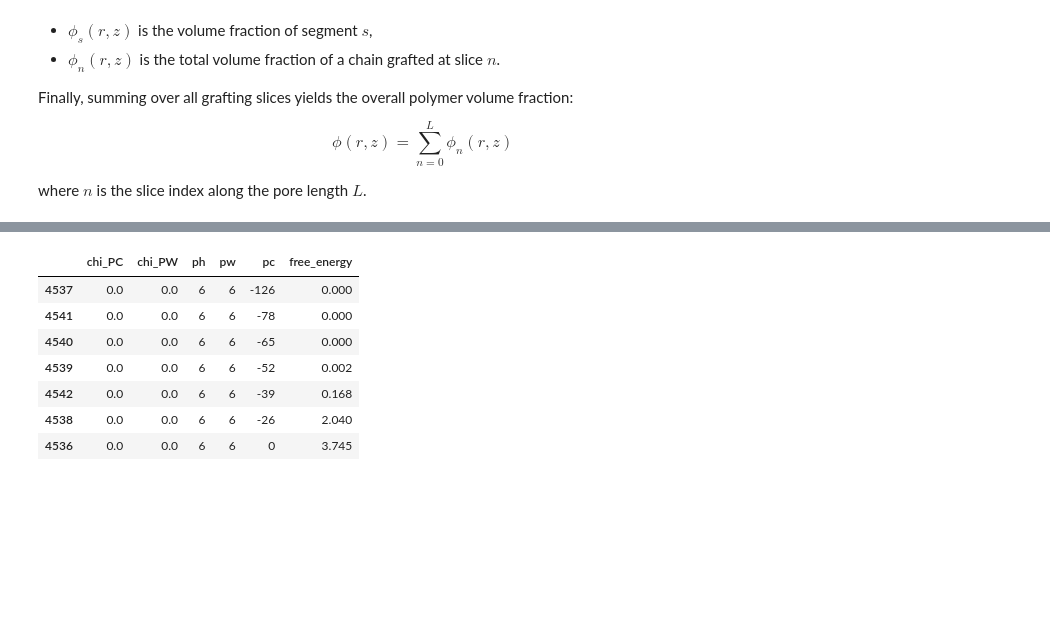
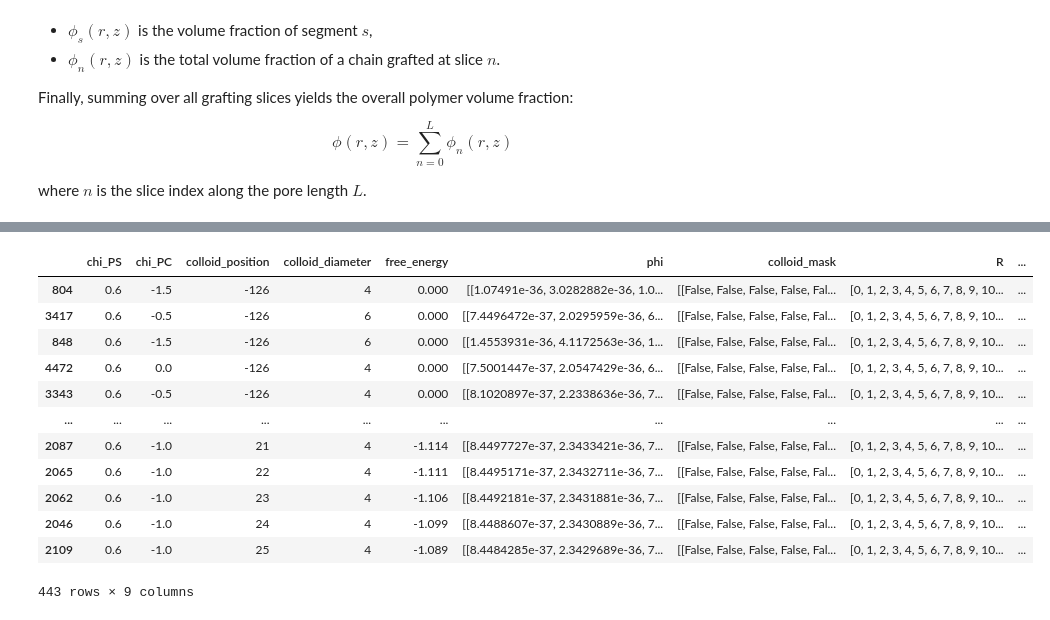
Before and after one commit to miklakt/diffusion_polymer_mesopores, a Jupyter notebook: main.ipynb, the cells around one changed output, grey strips where cells are left out. Cells and saved outputs as stored; diff of their text form; code cells hidden in the pictures; blank space fills up the shorter version.

```diff
--- a/main.ipynb
+++ b/main.ipynb
@@ -139,15 +202,19 @@ In this example, we model an inert colloid, characterized by a polymer–colloid
 # %%
-#temporary here until the data is not recomputed with namics
-computed_in_main = pd.read_pickle("reference_table.pkl")
-conds = dict(N=300, chi_PC=0, chi_PS=0.6, r=26, s=52, sigma = 0.02, ph=6, pw = 6)
-insertion_free_energy_data = computed_in_main[computed_in_main[list(conds)].eq(pd.Series(conds)).all(axis=1)][["chi_PC", "chi_PW", "ph", "pw", "pc", "free_energy"]].sort_values(by = "pc")
-insertion_free_energy_data
+import pandas as pd
+#to spare time we present a selection of precomputed values for small particles used to preform fit for chi_PS = 0.6, chi_PC = 0.0, -0.5, -1.0, -1.5
+precomputed_SCF_results = pd.read_pickle("/home/ml/Studium/sfb_empty_pore/precomputed_SCF_results.pkl")
+display(precomputed_SCF_results)
 # %% [output]
-|  | chi_PC | chi_PW | ph | pw | pc | free_energy |
-| 4537 | 0.0 | 0.0 | 6 | 6 | -126 | 0.000 |
-| 4541 | 0.0 | 0.0 | 6 | 6 | -78 | 0.000 |
-| 4540 | 0.0 | 0.0 | 6 | 6 | -65 | 0.000 |
-| 4539 | 0.0 | 0.0 | 6 | 6 | -52 | 0.002 |
-| 4542 | 0.0 | 0.0 | 6 | 6 | -39 | 0.168 |
-| 4538 | 0.0 | 0.0 | 6 | 6 | -26 | 2.040 |
-| 4536 | 0.0 | 0.0 | 6 | 6 | 0 | 3.745 |
+|  | chi_PS | chi_PC | colloid_position | colloid_diameter | free_energy | phi | colloid_mask | R | ... |
+| 804 | 0.6 | -1.5 | -126 | 4 | 0.000 | [[1.07491e-36, 3.0282882e-36, 1.0... | [[False, False, False, False, Fal... | [0, 1, 2, 3, 4, 5, 6, 7, 8, 9, 10... | ... |
+| 3417 | 0.6 | -0.5 | -126 | 6 | 0.000 | [[7.4496472e-37, 2.0295959e-36, 6... | [[False, False, False, False, Fal... | [0, 1, 2, 3, 4, 5, 6, 7, 8, 9, 10... | ... |
+| 848 | 0.6 | -1.5 | -126 | 6 | 0.000 | [[1.4553931e-36, 4.1172563e-36, 1... | [[False, False, False, False, Fal... | [0, 1, 2, 3, 4, 5, 6, 7, 8, 9, 10... | ... |
+| 4472 | 0.6 | 0.0 | -126 | 4 | 0.000 | [[7.5001447e-37, 2.0547429e-36, 6... | [[False, False, False, False, Fal... | [0, 1, 2, 3, 4, 5, 6, 7, 8, 9, 10... | ... |
+| 3343 | 0.6 | -0.5 | -126 | 4 | 0.000 | [[8.1020897e-37, 2.2338636e-36, 7... | [[False, False, False, False, Fal... | [0, 1, 2, 3, 4, 5, 6, 7, 8, 9, 10... | ... |
+| ... | ... | ... | ... | ... | ... | ... | ... | ... | ... |
+| 2087 | 0.6 | -1.0 | 21 | 4 | -1.114 | [[8.4497727e-37, 2.3433421e-36, 7... | [[False, False, False, False, Fal... | [0, 1, 2, 3, 4, 5, 6, 7, 8, 9, 10... | ... |
+| 2065 | 0.6 | -1.0 | 22 | 4 | -1.111 | [[8.4495171e-37, 2.3432711e-36, 7... | [[False, False, False, False, Fal... | [0, 1, 2, 3, 4, 5, 6, 7, 8, 9, 10... | ... |
+| 2062 | 0.6 | -1.0 | 23 | 4 | -1.106 | [[8.4492181e-37, 2.3431881e-36, 7... | [[False, False, False, False, Fal... | [0, 1, 2, 3, 4, 5, 6, 7, 8, 9, 10... | ... |
+| 2046 | 0.6 | -1.0 | 24 | 4 | -1.099 | [[8.4488607e-37, 2.3430889e-36, 7... | [[False, False, False, False, Fal... | [0, 1, 2, 3, 4, 5, 6, 7, 8, 9, 10... | ... |
+| 2109 | 0.6 | -1.0 | 25 | 4 | -1.089 | [[8.4484285e-37, 2.3429689e-36, 7... | [[False, False, False, False, Fal... | [0, 1, 2, 3, 4, 5, 6, 7, 8, 9, 10... | ... |
+443 rows × 9 columns
```
Also changed, not shown: parts of 13 cells of this notebook, 2 other files.
